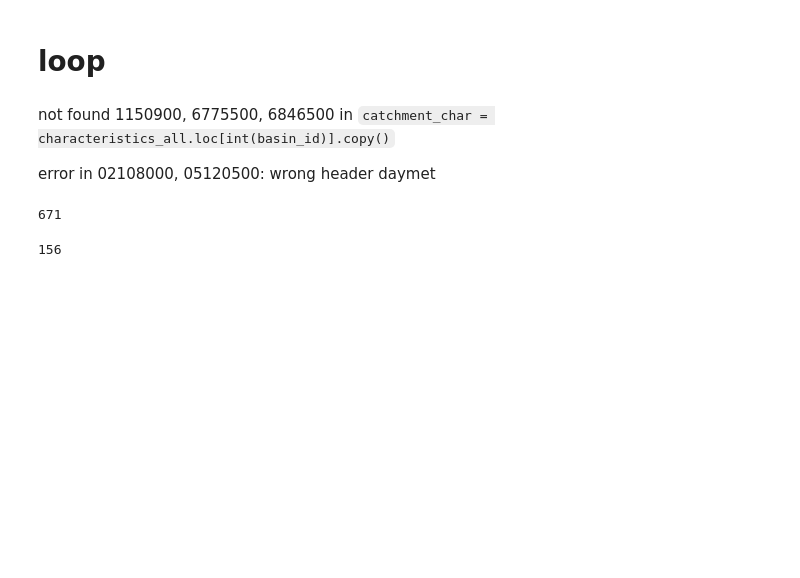
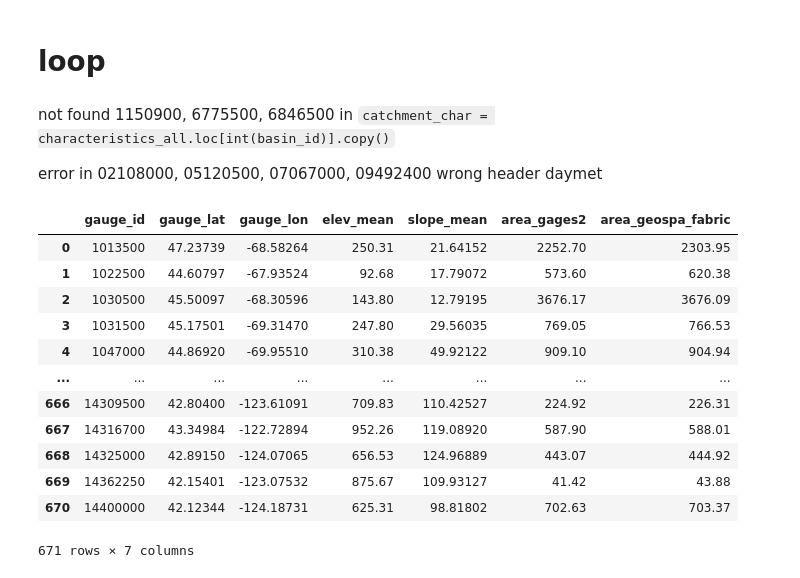
Before and after one commit to Daafip/CAMELS-to-netcdf, a Jupyter notebook: read camels.ipynb, the cells around one changed output. Cells and saved outputs as stored; diff of their text form; code cells hidden in the pictures; blank space fills up the shorter version.

```diff
--- a/read camels.ipynb
+++ b/read camels.ipynb
@@ -158,9 +158,25 @@ Data variables: (12/69)
 # %% [markdown]
 not found 1150900, 6775500, 6846500 in `catchment_char = characteristics_all.loc[int(basin_id)].copy()`
 
-error in 02108000, 05120500: wrong header daymet
+error in 02108000, 05120500, 07067000, 09492400 wrong header daymet
 # %%
 skip_ids = [2081113, 3448942, 9535100, 1150900, 6775500, 6846500]
+# %%
+df
+# %% [output]
+|  | gauge_id | gauge_lat | gauge_lon | elev_mean | slope_mean | area_gages2 | area_geospa_fabric |
+| 0 | 1013500 | 47.23739 | -68.58264 | 250.31 | 21.64152 | 2252.70 | 2303.95 |
+| 1 | 1022500 | 44.60797 | -67.93524 | 92.68 | 17.79072 | 573.60 | 620.38 |
+| 2 | 1030500 | 45.50097 | -68.30596 | 143.80 | 12.79195 | 3676.17 | 3676.09 |
+| 3 | 1031500 | 45.17501 | -69.31470 | 247.80 | 29.56035 | 769.05 | 766.53 |
+| 4 | 1047000 | 44.86920 | -69.95510 | 310.38 | 49.92122 | 909.10 | 904.94 |
+| ... | ... | ... | ... | ... | ... | ... | ... |
+| 666 | 14309500 | 42.80400 | -123.61091 | 709.83 | 110.42527 | 224.92 | 226.31 |
+| 667 | 14316700 | 43.34984 | -122.72894 | 952.26 | 119.08920 | 587.90 | 588.01 |
+| 668 | 14325000 | 42.89150 | -124.07065 | 656.53 | 124.96889 | 443.07 | 444.92 |
+| 669 | 14362250 | 42.15401 | -123.07532 | 875.67 | 109.93127 | 41.42 | 43.88 |
+| 670 | 14400000 | 42.12344 | -124.18731 | 625.31 | 98.81802 | 702.63 | 703.37 |
+671 rows × 7 columns
 # %%
 source_lst = ['daymet','maurer','nldas']
 for source in source_lst[1:]:
@@ -214,4 +231,0 @@ files_daymet = list((path.cwd() / "Output" / "daymet").glob("*nc"))
-# %%
-len(files_daymet)
-# %% [output]
-671
@@ -220,4 +231,0 @@ files_maurer = list(( path.cwd() / "Output" / "maurer").glob("*nc"))
-# %%
-len(files_maurer)
-# %% [output]
-156
```
Also changed, not shown: parts of 6 cells of this notebook, 1 other file.
